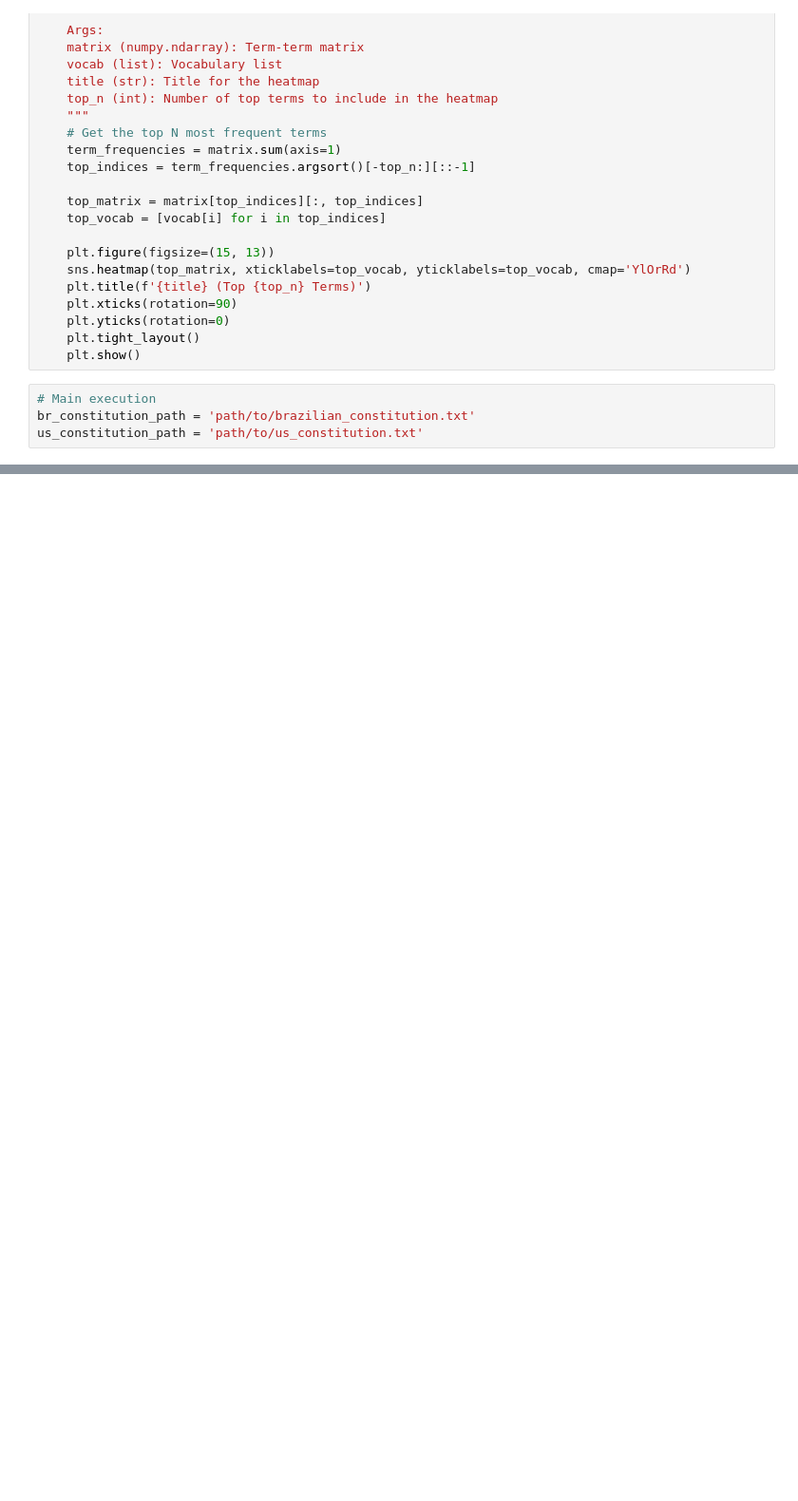
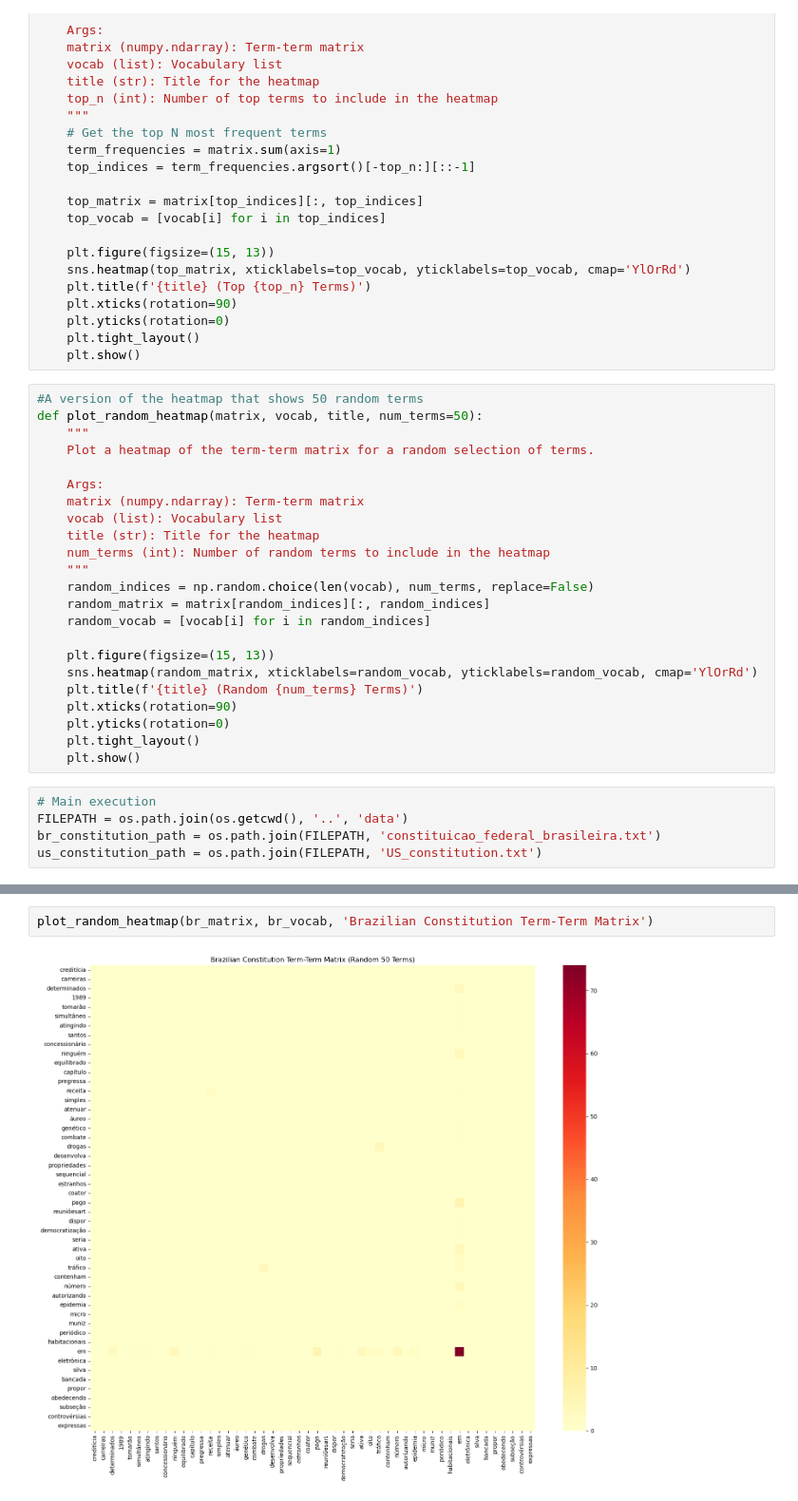
Before and after one commit to joaoppadua/constitution_tokenizer, a Jupyter notebook: code/term-term.ipynb, the cells around one changed output, grey strips where cells are left out. Shown at 95% size. Saved outputs shown, nothing was run; the diff lists cells and outputs as text; blank space fills up the shorter version.

Commit message:
finalized term-term matrix of constitutions notebook

```diff
--- a/code/term-term.ipynb
+++ b/code/term-term.ipynb
@@ -79,10 +88,34 @@ def plot_heatmap(matrix, vocab, title, top_n=50):
     plt.yticks(rotation=0)
     plt.tight_layout()
     plt.show()
+# %%
+#A version of the heatmap that shows 50 random terms
+def plot_random_heatmap(matrix, vocab, title, num_terms=50):
+    """
+    Plot a heatmap of the term-term matrix for a random selection of terms.
+
+    Args:
+    matrix (numpy.ndarray): Term-term matrix
+    vocab (list): Vocabulary list
+    title (str): Title for the heatmap
+    num_terms (int): Number of random terms to include in the heatmap
+    """
+    random_indices = np.random.choice(len(vocab), num_terms, replace=False)
+    random_matrix = matrix[random_indices][:, random_indices]
+    random_vocab = [vocab[i] for i in random_indices]
+
+    plt.figure(figsize=(15, 13))
+    sns.heatmap(random_matrix, xticklabels=random_vocab, yticklabels=random_vocab, cmap='YlOrRd')
+    plt.title(f'{title} (Random {num_terms} Terms)')
+    plt.xticks(rotation=90)
+    plt.yticks(rotation=0)
+    plt.tight_layout()
+    plt.show()
 # %%
 # Main execution
-br_constitution_path = 'path/to/brazilian_constitution.txt'
-us_constitution_path = 'path/to/us_constitution.txt'
+FILEPATH = os.path.join(os.getcwd(), '..', 'data')
+br_constitution_path = os.path.join(FILEPATH, 'constituicao_federal_brasileira.txt')
+us_constitution_path = os.path.join(FILEPATH, 'US_constitution.txt')
 # %%
 # Process Brazilian Constitution
 br_tokens = preprocess_text(br_constitution_path)
@@ -90,0 +126,4 @@ plot_heatmap(br_matrix, br_vocab, 'Brazilian Constitution Term-Term Matrix')
+# %%
+plot_random_heatmap(br_matrix, br_vocab, 'Brazilian Constitution Term-Term Matrix')
+# %% [output]
+[figure, added]
```
Also changed, not shown: parts of 12 cells of this notebook.
